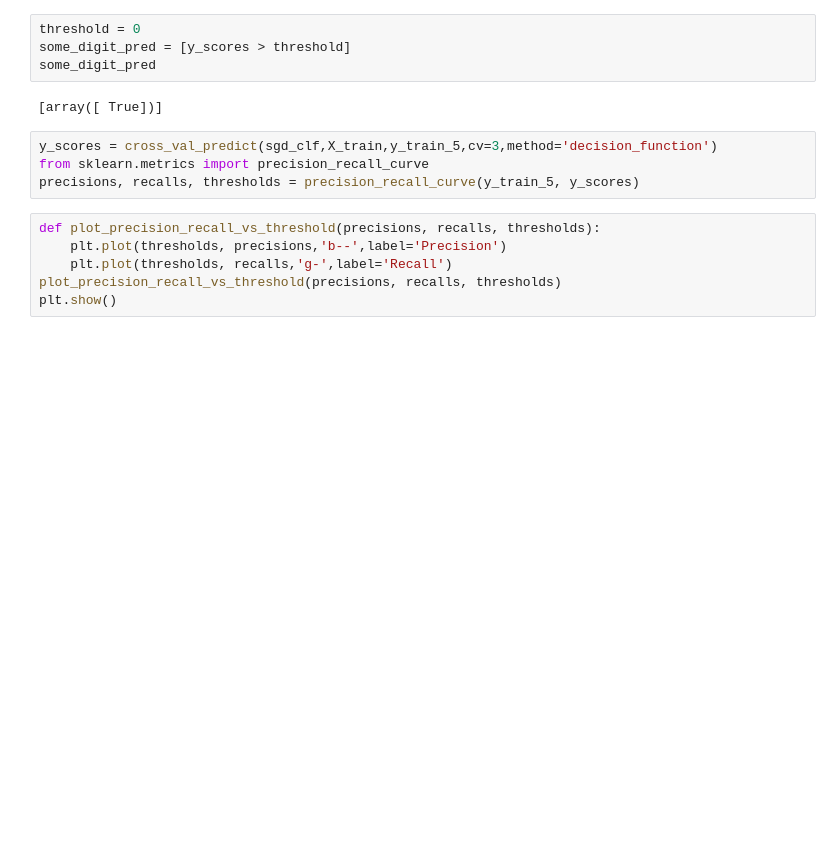
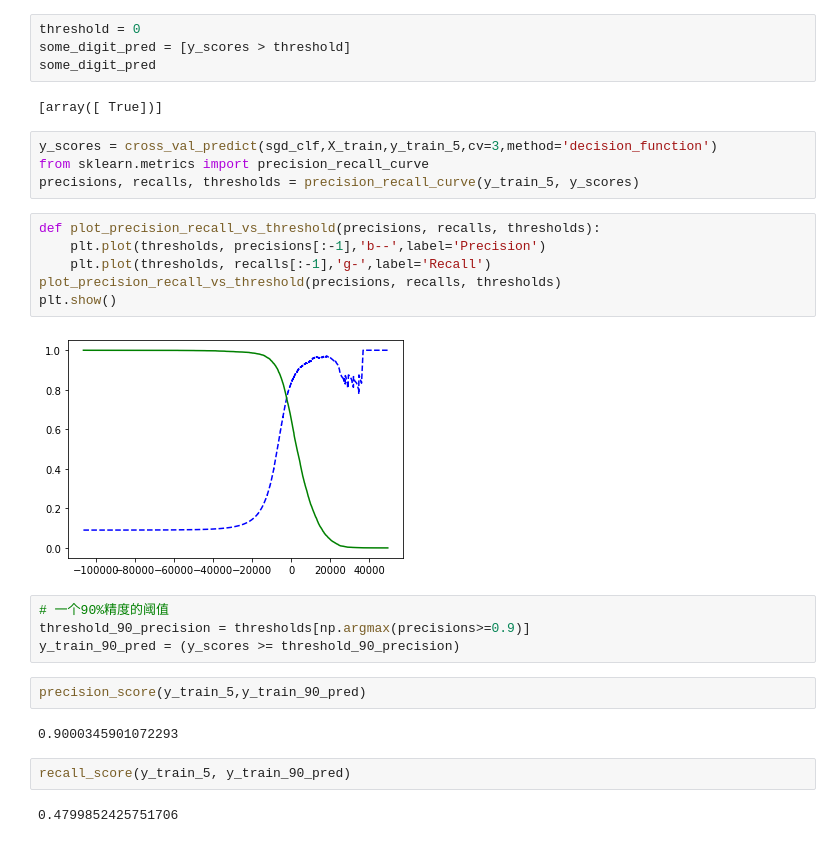
Before and after one commit to ailinal/ml_practice, a Jupyter notebook: ch3.ipynb, the cells around one changed output. Cells and saved outputs as stored; diff of their text form; blank space fills up the shorter version.

```diff
--- a/ch3.ipynb
+++ b/ch3.ipynb
@@ -143,7 +143,21 @@ from sklearn.metrics import precision_recall_curve
 precisions, recalls, thresholds = precision_recall_curve(y_train_5, y_scores)
 # %%
 def plot_precision_recall_vs_threshold(precisions, recalls, thresholds):
-    plt.plot(thresholds, precisions,'b--',label='Precision')
-    plt.plot(thresholds, recalls,'g-',label='Recall')
+    plt.plot(thresholds, precisions[:-1],'b--',label='Precision')
+    plt.plot(thresholds, recalls[:-1],'g-',label='Recall')
 plot_precision_recall_vs_threshold(precisions, recalls, thresholds)
 plt.show()
+# %% [output]
+[figure, added]
+# %%
+# 一个90%精度的阈值
+threshold_90_precision = thresholds[np.argmax(precisions>=0.9)]
+y_train_90_pred = (y_scores >= threshold_90_precision)
+# %%
+precision_score(y_train_5,y_train_90_pred)
+# %% [output]
+0.9000345901072293
+# %%
+recall_score(y_train_5, y_train_90_pred)
+# %% [output]
+0.4799852425751706
```
